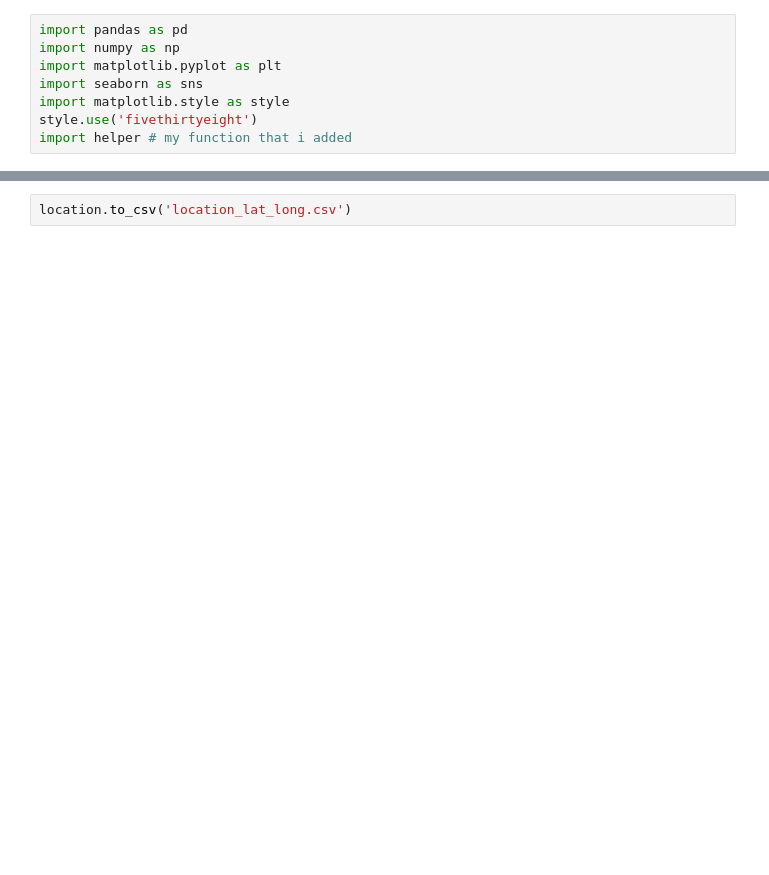
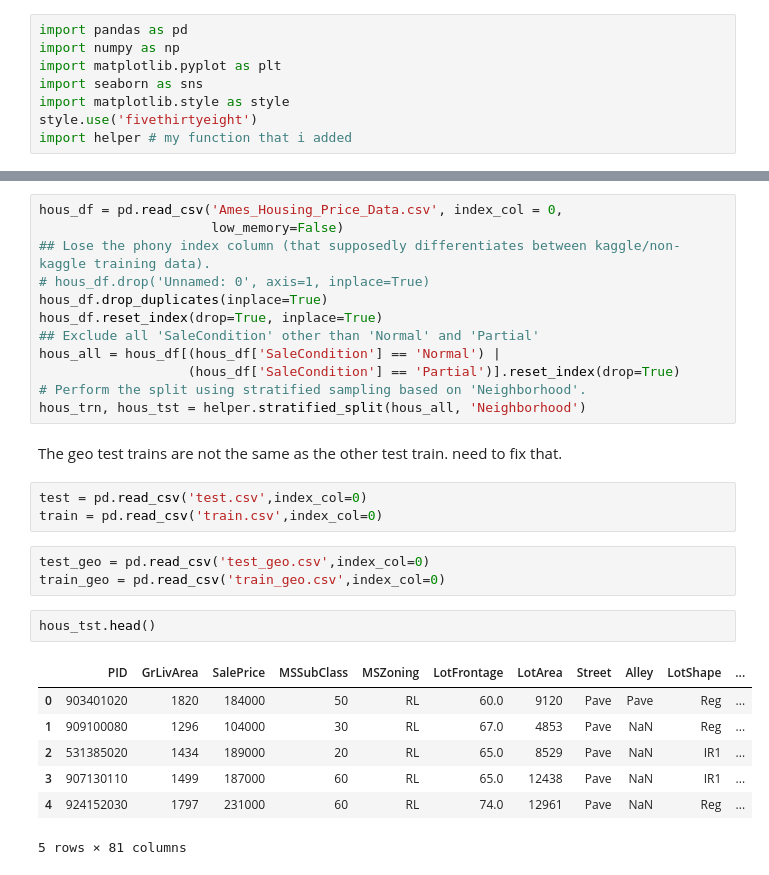
Before and after one commit to nikita-agrawal/Ames-Housing-Analysis, a Jupyter notebook: Hayden/real_estate_merge_attempt.ipynb, the cells around one changed output, grey strips where cells are left out. Cells and saved outputs as stored; diff of their text form; blank space fills up the shorter version.

```diff
--- a/Hayden/real_estate_merge_attempt.ipynb
+++ b/Hayden/real_estate_merge_attempt.ipynb
@@ -52,2 +9,30 @@ for house in location.index:
-# %%
-location.to_csv('location_lat_long.csv')
+# %%
+hous_df = pd.read_csv('Ames_Housing_Price_Data.csv', index_col = 0,
+                      low_memory=False)
+## Lose the phony index column (that supposedly differentiates between kaggle/non-kaggle training data).
+# hous_df.drop('Unnamed: 0', axis=1, inplace=True)
+hous_df.drop_duplicates(inplace=True)
+hous_df.reset_index(drop=True, inplace=True)
+## Exclude all 'SaleCondition' other than 'Normal' and 'Partial'
+hous_all = hous_df[(hous_df['SaleCondition'] == 'Normal') |
+                   (hous_df['SaleCondition'] == 'Partial')].reset_index(drop=True)
+# Perform the split using stratified sampling based on 'Neighborhood'.
+hous_trn, hous_tst = helper.stratified_split(hous_all, 'Neighborhood')
+# %% [markdown]
+The geo test trains are not the same as the other test train. need to fix that.
+# %%
+test = pd.read_csv('test.csv',index_col=0)
+train = pd.read_csv('train.csv',index_col=0)
+# %%
+test_geo = pd.read_csv('test_geo.csv',index_col=0)
+train_geo = pd.read_csv('train_geo.csv',index_col=0)
+# %%
+hous_tst.head()
+# %% [output]
+|  | PID | GrLivArea | SalePrice | MSSubClass | MSZoning | LotFrontage | LotArea | Street | Alley | LotShape | ... |
+| 0 | 903401020 | 1820 | 184000 | 50 | RL | 60.0 | 9120 | Pave | Pave | Reg | ... |
+| 1 | 909100080 | 1296 | 104000 | 30 | RL | 67.0 | 4853 | Pave | NaN | Reg | ... |
+| 2 | 531385020 | 1434 | 189000 | 20 | RL | 65.0 | 8529 | Pave | NaN | IR1 | ... |
+| 3 | 907130110 | 1499 | 187000 | 60 | RL | 65.0 | 12438 | Pave | NaN | IR1 | ... |
+| 4 | 924152030 | 1797 | 231000 | 60 | RL | 74.0 | 12961 | Pave | NaN | Reg | ... |
+5 rows × 81 columns
```
Also changed, not shown: parts of 26 cells of this notebook, 1 other file.
